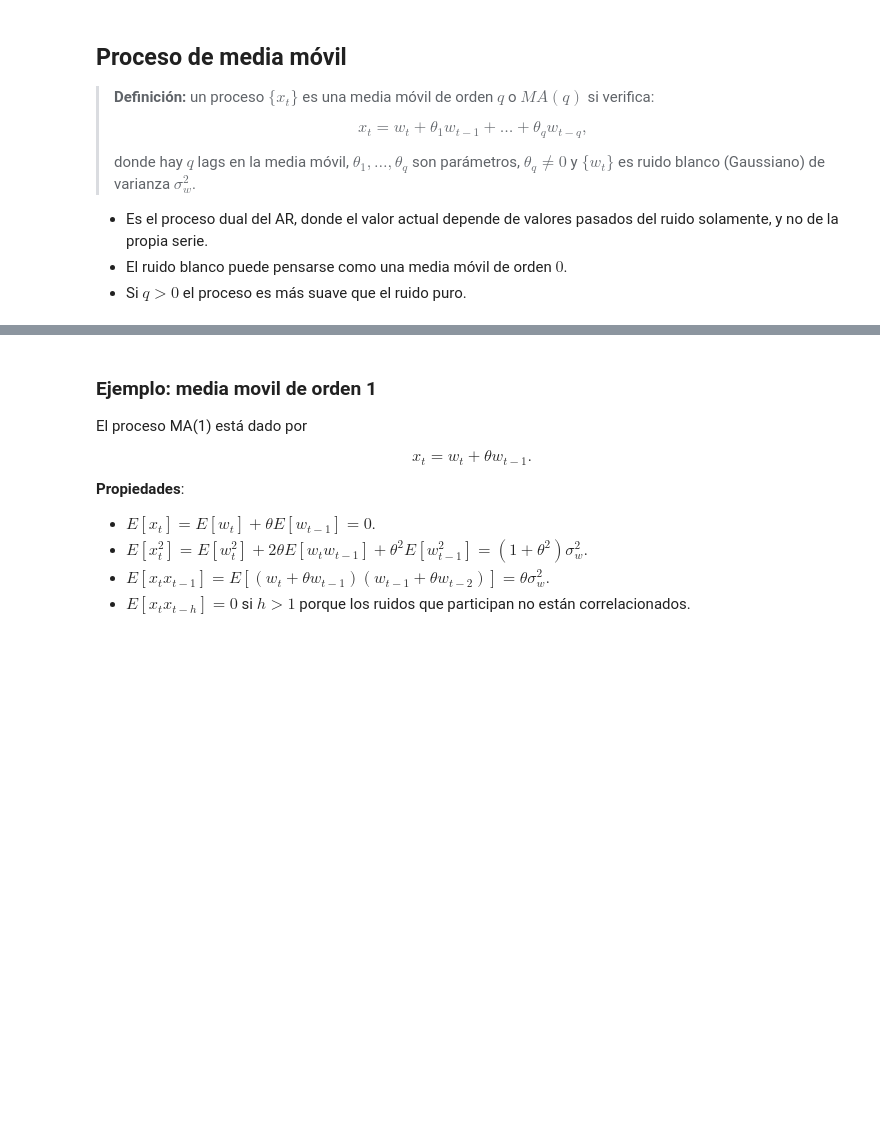
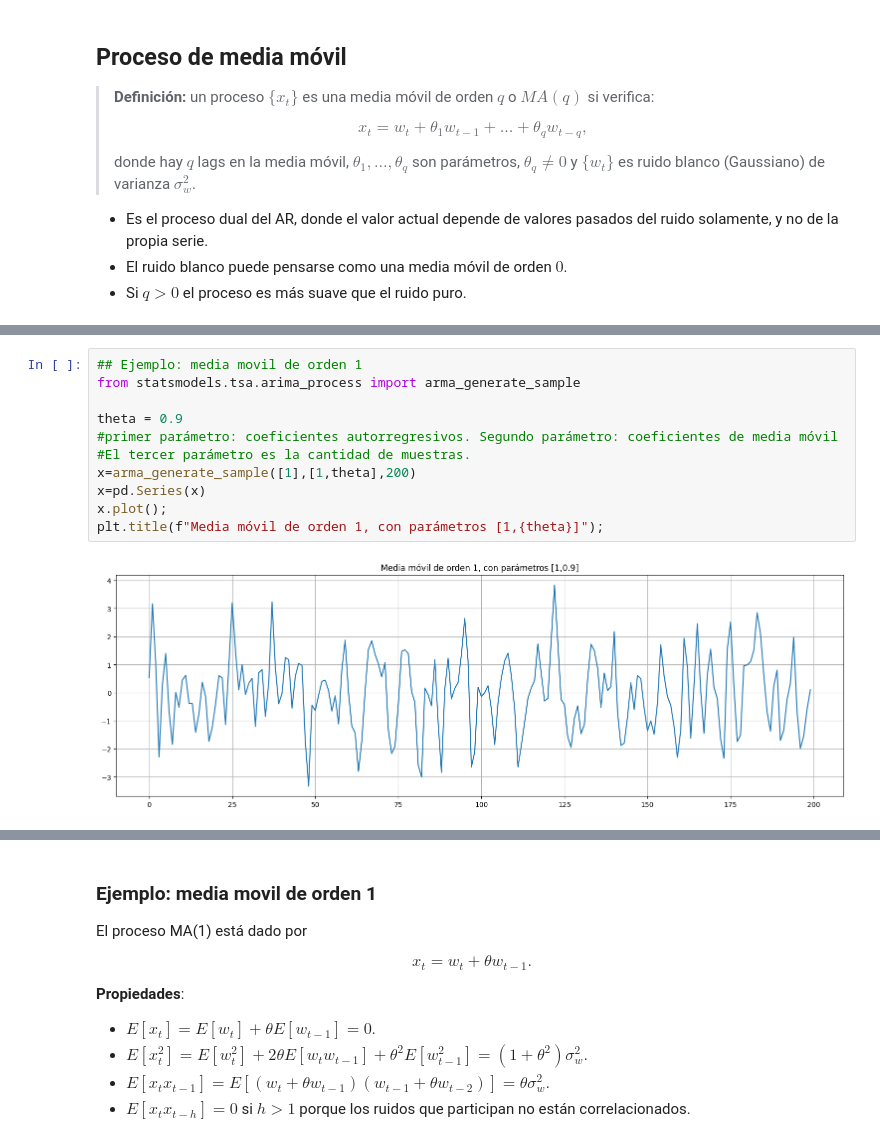
Before and after one commit to aferragu/curso_series_temporales, a Jupyter notebook: 3- Modelos ARMA y ARIMA/Modelos de media movil y ARMA.ipynb, the cells around one changed output, grey strips where cells are left out. Cells and saved outputs as stored; diff of their text form; blank space fills up the shorter version.

```diff
--- a/3- Modelos ARMA y ARIMA/Modelos de media movil y ARMA.ipynb
+++ b/3- Modelos ARMA y ARIMA/Modelos de media movil y ARMA.ipynb
@@ -57,0 +56,13 @@ tsplot(arima.sim(list(order=c(0,0,20), ma=rep(1,20)), n=200), col=7, lwd=2, ylab
+# %%
+## Ejemplo: media movil de orden 1
+from statsmodels.tsa.arima_process import arma_generate_sample
+
+theta = 0.9
+#primer parámetro: coeficientes autorregresivos. Segundo parámetro: coeficientes de media móvil
+#El tercer parámetro es la cantidad de muestras.
+x=arma_generate_sample([1],[1,theta],200)
+x=pd.Series(x)
+x.plot();
+plt.title(f"Media móvil de orden 1, con parámetros [1,{theta}]");
+# %% [output]
+[figure, added]
```
Also changed, not shown: parts of 45 cells of this notebook.
